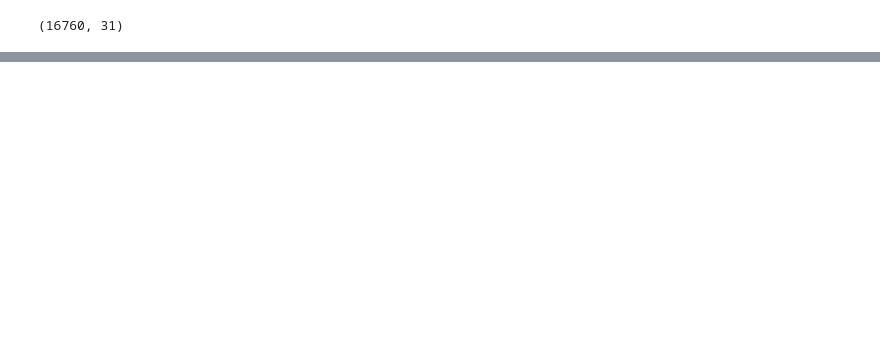
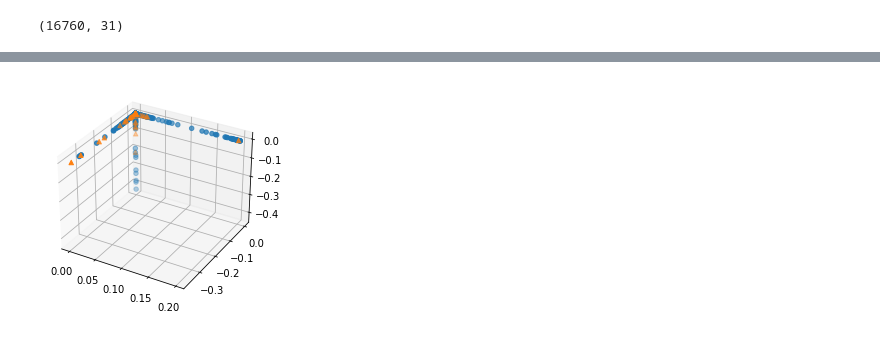
Before and after one commit to ycclau-107/STAT3612Project, a Jupyter notebook: TaskOne/L1_FS_V2_Chris.ipynb, the cells around one changed output, grey strips where cells are left out. Saved outputs shown, nothing was run; the diff lists cells and outputs as text; code cells hidden in the pictures; blank space fills up the shorter version.

```diff
--- a/TaskOne/L1_FS_V2_Chris.ipynb
+++ b/TaskOne/L1_FS_V2_Chris.ipynb
@@ -414,0 +396,7 @@ gs.best_score_
+# %%
+#LLE
+from sklearn.manifold import LocallyLinearEmbedding
+lle = LocallyLinearEmbedding(n_components = 3, n_neighbors = 10)
+visualizeResult(lle,"LLE", X_train_select,y_train,X_valid_select, y_valid_pred)
+# %% [output]
+[figure, added]
```
Also changed, not shown: parts of 21 cells of this notebook.
